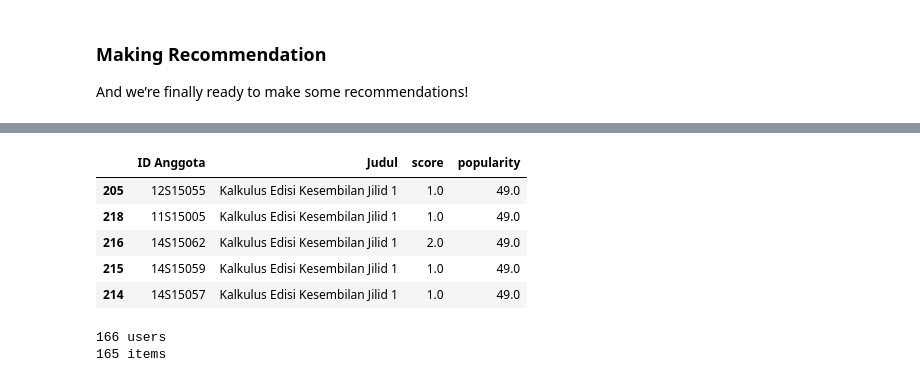
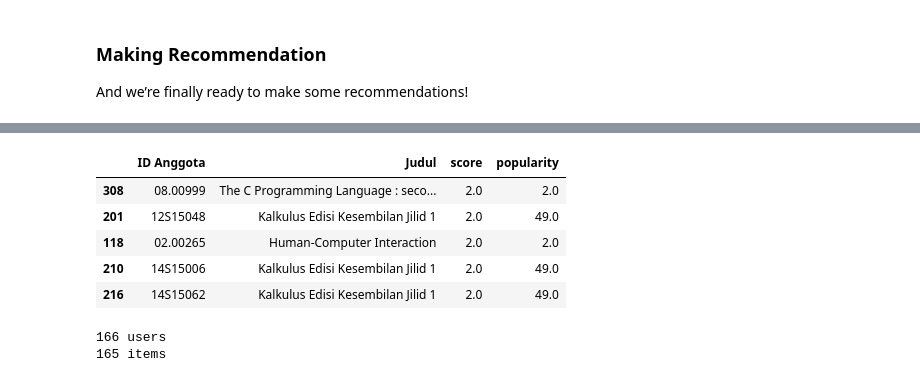
Before and after one commit to packmanproject/recommendation-syetem, a Jupyter notebook: Recommendation_v.2.ipynb, the cells around one changed output, grey strips where cells are left out. Cells and saved outputs as stored; diff of their text form; code cells hidden in the pictures.

```diff
--- a/Recommendation_v.2.ipynb
+++ b/Recommendation_v.2.ipynb
@@ -158,5 +165,8 @@ jumlah data:    309
 # %% [markdown]
 ### POPULARITY
 # %%
-data_peminjaman_aktivitas.groupby('Judul')['score'].sum().sort_values(ascending=False).head()
+buku_popular=data_peminjaman_aktivitas.groupby('Judul'
+                    )['score'].sum().sort_values(ascending=False).reset_index()
+buku_popular=buku_popular.rename(columns={"score": "popularity"})
+buku_popular.head()
 # %% [output]
@@ -170,5 +178,0 @@ Name: score, dtype: float64
-# %%
-buku_popular=data_peminjaman_aktivitas.groupby('Judul'
-                    )['score'].sum().sort_values(ascending=False).reset_index()
-buku_popular=buku_popular.rename(columns={"score": "score1"})
-buku_popular.head()
@@ -280,18 +259,17 @@ jumlah buku:    309
 # %%
-data_z=data_y.merge(
-    data_x, on='Judul').sort(['score1'],ascending=False)
-data_z=data_z.rename(columns={"score1": "popularity"})
+data_z=data_y.merge(data_x, on='Judul').sort(['score'],ascending=False)
+#data_z=data_z.rename(columns={"score1": "popularity"})
 data_z.head()
 
 data_w=data_z[['ID Anggota','Judul','score','popularity']]
 data_w.head()
 # %% [output]
 |  | ID Anggota | Judul | score | popularity |
-| 205 | 12S15055 | Kalkulus Edisi Kesembilan Jilid 1 | 1.0 | 49.0 |
-| 218 | 11S15005 | Kalkulus Edisi Kesembilan Jilid 1 | 1.0 | 49.0 |
+| 308 | 08.00999 | The C Programming Language : seco... | 2.0 | 2.0 |
+| 201 | 12S15048 | Kalkulus Edisi Kesembilan Jilid 1 | 2.0 | 49.0 |
+| 118 | 02.00265 | Human-Computer Interaction | 2.0 | 2.0 |
+| 210 | 14S15006 | Kalkulus Edisi Kesembilan Jilid 1 | 2.0 | 49.0 |
 | 216 | 14S15062 | Kalkulus Edisi Kesembilan Jilid 1 | 2.0 | 49.0 |
-| 215 | 14S15059 | Kalkulus Edisi Kesembilan Jilid 1 | 1.0 | 49.0 |
-| 214 | 14S15057 | Kalkulus Edisi Kesembilan Jilid 1 | 1.0 | 49.0 |
 # %%
 n_users = data_w['ID Anggota'].unique().shape[0]
 n_items = data_w['Judul'].unique().shape[0]
```
Also changed, not shown: parts of 32 cells of this notebook, 12 other files.
